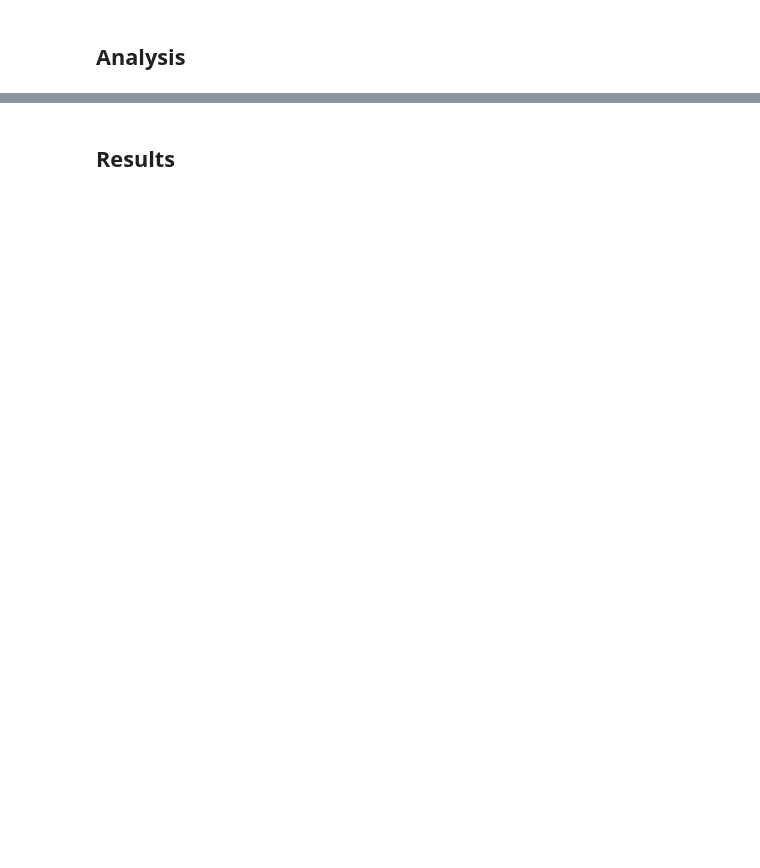
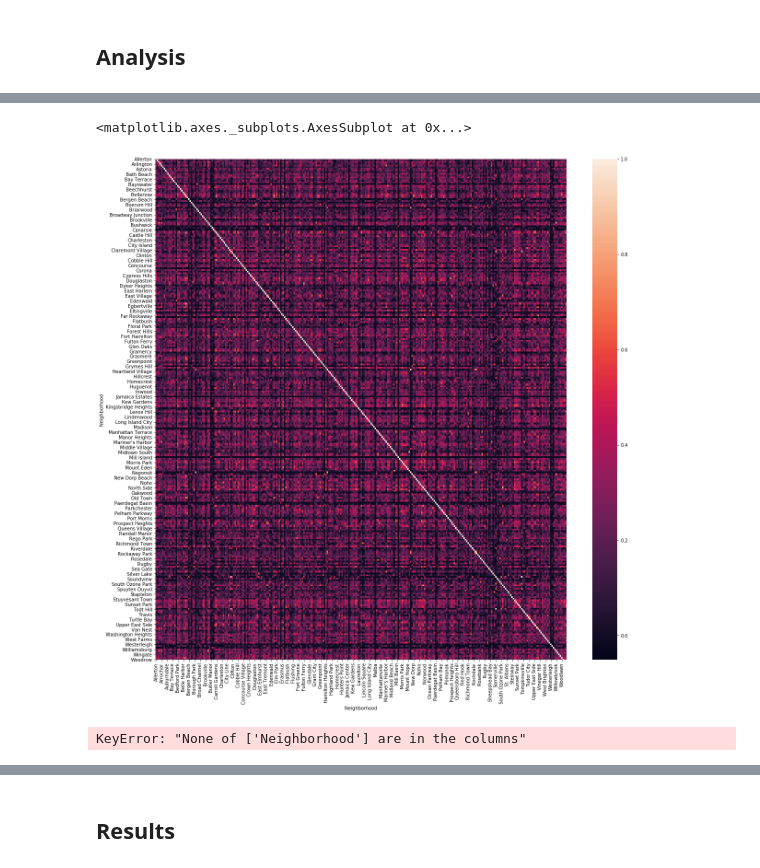
Before and after one commit to imncr/Battle-of-the-Neighborhoods, a Jupyter notebook: City Neighborhood Comparision.ipynb, the cells around one changed output, grey strips where cells are left out. Saved outputs shown, nothing was run; the diff lists cells and outputs as text; code cells hidden in the pictures; blank space fills up the shorter version.

```diff
--- a/City Neighborhood Comparision.ipynb
+++ b/City Neighborhood Comparision.ipynb
@@ -53,0 +296,10 @@ import folium
+# %%
+newyork_onehot = pd.get_dummies(newyork_venues[['Venue Category']], prefix="", prefix_sep="")
+
+newyork_onehot['Neighborhood'] = newyork_venues['Neighborhood']
+
+fixed_columns = [newyork_onehot.columns[-1]] + list(newyork_onehot.columns[:-1])
+newyork_onehot = newyork_onehot[fixed_columns]
+
+newyork_grouped = newyork_onehot.groupby('Neighborhood').sum().reset_index()
+newyork_grouped.head()
@@ -53,0 +316,7 @@ import folium
+# %%
+import numpy as np
+notin_toronto = list(set(newyork_grouped.columns).difference(set(toronto_grouped.columns)))
+zero_arr = np.zeros(shape=(toronto_grouped.shape[0],len(notin_toronto)))
+zero_df = pd.DataFrame(zero_arr,columns=notin_toronto)
+toronto_grouped = pd.concat([toronto_grouped, zero_df], axis='columns', join='inner')
+toronto_grouped.head()
@@ -53,0 +333,6 @@ import folium
+# %%
+notin_newyork = list(set(toronto_grouped.columns).difference(set(newyork_grouped.columns)))
+zero_arr = np.zeros(shape=(newyork_grouped.shape[0], len(notin_newyork)))
+zero_df = pd.DataFrame(zero_arr, columns=notin_newyork)
+newyork_grouped = pd.concat([newyork_grouped, zero_df], axis='columns', join='inner')
+newyork_grouped.head()
@@ -57,0 +367,5 @@ import folium
+# %%
+# corr and heatmap for just new york
+newyork_grouped.set_index('Neighborhood', inplace=True)
+newyork = newyork_grouped.transpose()
+newyork
@@ -57,0 +386,21 @@ import folium
+# %%
+import seaborn as sns
+pd.set_option('display.max_columns', None)
+pd.set_option('display.max_rows', None)
+import matplotlib.pyplot as plt
+
+newyork_corr = newyork.corr()
+# newyork_corr
+fig, ax = plt.subplots(figsize=(20,20))
+sns.heatmap(newyork.corr(), ax=ax)
+ax
+# %% [output]
+<matplotlib.axes._subplots.AxesSubplot at 0x...>
+[figure, added]
+# %%
+# corr and heatmap for just Toronto
+toronto_grouped.set_index('Neighborhood', inplace=True)
+toronto = toronto_grouped.transpose()
+toronto
+# %% [output]
+KeyError: "None of ['Neighborhood'] are in the columns"
```
Also changed, not shown: parts of 63 cells of this notebook.
